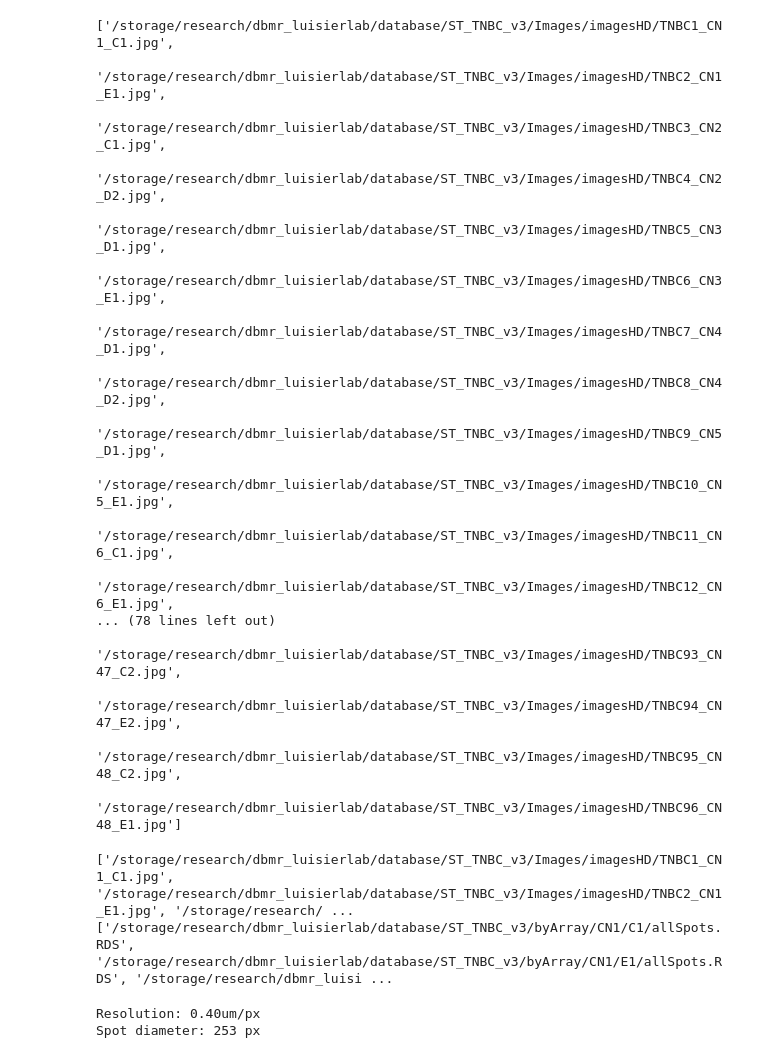
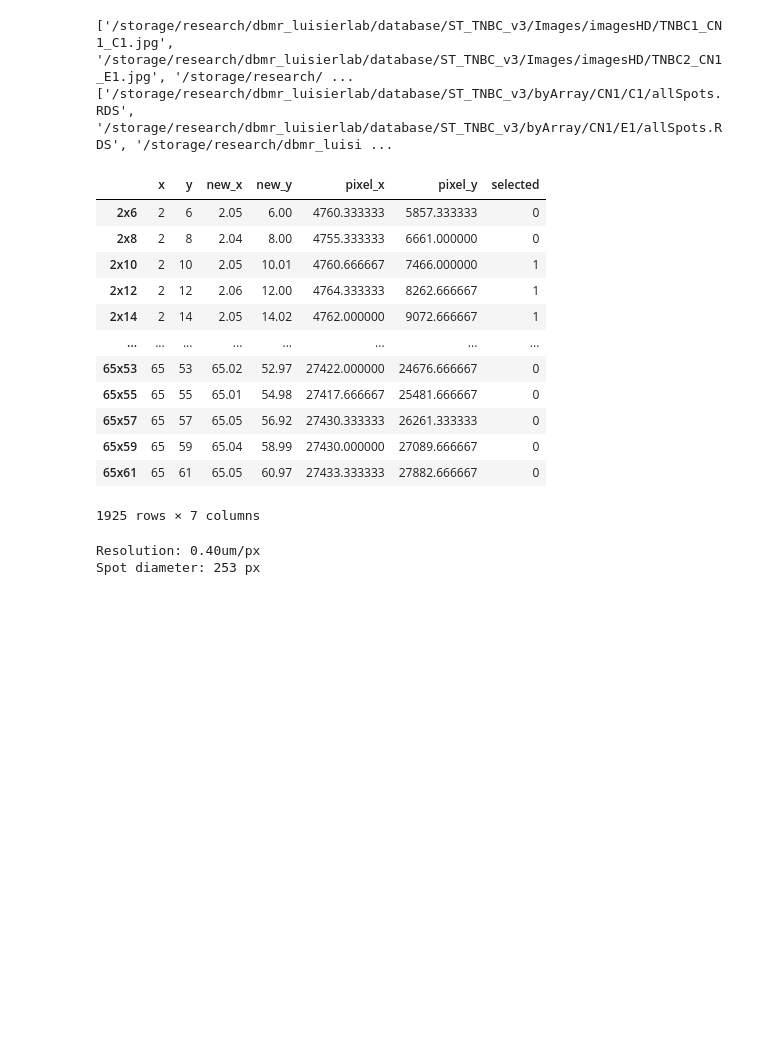
Before and after one commit to AI-for-RNA-Biology/TumorArchetype_FM, a Jupyter notebook: notebooks/TNBC/STTNBC.ipynb, the cells around one changed output. Cells and saved outputs as stored; diff of their text form; code cells hidden in the pictures; blank space fills up the shorter version.

```diff
--- a/notebooks/TNBC/STTNBC.ipynb
+++ b/notebooks/TNBC/STTNBC.ipynb
@@ -71,26 +71,6 @@ else:
 
 
 spots_path = [f"{dataDir}/byArray/{image.split('_')[1]}/{image.split('_')[2][:2]}/allSpots.RDS" for image in images_name_list]
-# %%
-images_filenames_spot_patches
-# %% [output]
-['/storage/research/dbmr_luisierlab/database/ST_TNBC_v3/Images/imagesHD/TNBC1_CN1_C1.jpg',
- '/storage/research/dbmr_luisierlab/database/ST_TNBC_v3/Images/imagesHD/TNBC2_CN1_E1.jpg',
- '/storage/research/dbmr_luisierlab/database/ST_TNBC_v3/Images/imagesHD/TNBC3_CN2_C1.jpg',
- '/storage/research/dbmr_luisierlab/database/ST_TNBC_v3/Images/imagesHD/TNBC4_CN2_D2.jpg',
- '/storage/research/dbmr_luisierlab/database/ST_TNBC_v3/Images/imagesHD/TNBC5_CN3_D1.jpg',
- '/storage/research/dbmr_luisierlab/database/ST_TNBC_v3/Images/imagesHD/TNBC6_CN3_E1.jpg',
- '/storage/research/dbmr_luisierlab/database/ST_TNBC_v3/Images/imagesHD/TNBC7_CN4_D1.jpg',
- '/storage/research/dbmr_luisierlab/database/ST_TNBC_v3/Images/imagesHD/TNBC8_CN4_D2.jpg',
- '/storage/research/dbmr_luisierlab/database/ST_TNBC_v3/Images/imagesHD/TNBC9_CN5_D1.jpg',
- '/storage/research/dbmr_luisierlab/database/ST_TNBC_v3/Images/imagesHD/TNBC10_CN5_E1.jpg',
- '/storage/research/dbmr_luisierlab/database/ST_TNBC_v3/Images/imagesHD/TNBC11_CN6_C1.jpg',
- '/storage/research/dbmr_luisierlab/database/ST_TNBC_v3/Images/imagesHD/TNBC12_CN6_E1.jpg',
-... (78 lines left out)
- '/storage/research/dbmr_luisierlab/database/ST_TNBC_v3/Images/imagesHD/TNBC93_CN47_C2.jpg',
- '/storage/research/dbmr_luisierlab/database/ST_TNBC_v3/Images/imagesHD/TNBC94_CN47_E2.jpg',
- '/storage/research/dbmr_luisierlab/database/ST_TNBC_v3/Images/imagesHD/TNBC95_CN48_C2.jpg',
- '/storage/research/dbmr_luisierlab/database/ST_TNBC_v3/Images/imagesHD/TNBC96_CN48_E1.jpg']
 # %%
 # Initialize an empty list to store DataFrames
 spots_dfs = []
@@ -131,6 +111,22 @@ print(spots_path)
 # %% [output]
 ['/storage/research/dbmr_luisierlab/database/ST_TNBC_v3/Images/imagesHD/TNBC1_CN1_C1.jpg', '/storage/research/dbmr_luisierlab/database/ST_TNBC_v3/Images/imagesHD/TNBC2_CN1_E1.jpg', '/storage/research/ ...
 ['/storage/research/dbmr_luisierlab/database/ST_TNBC_v3/byArray/CN1/C1/allSpots.RDS', '/storage/research/dbmr_luisierlab/database/ST_TNBC_v3/byArray/CN1/E1/allSpots.RDS', '/storage/research/dbmr_luisi ...
+# %%
+spots_df
+# %% [output]
+|  | x | y | new_x | new_y | pixel_x | pixel_y | selected |
+| 2x6 | 2 | 6 | 2.05 | 6.00 | 4760.333333 | 5857.333333 | 0 |
+| 2x8 | 2 | 8 | 2.04 | 8.00 | 4755.333333 | 6661.000000 | 0 |
+| 2x10 | 2 | 10 | 2.05 | 10.01 | 4760.666667 | 7466.000000 | 1 |
+| 2x12 | 2 | 12 | 2.06 | 12.00 | 4764.333333 | 8262.666667 | 1 |
+| 2x14 | 2 | 14 | 2.05 | 14.02 | 4762.000000 | 9072.666667 | 1 |
+| ... | ... | ... | ... | ... | ... | ... | ... |
+| 65x53 | 65 | 53 | 65.02 | 52.97 | 27422.000000 | 24676.666667 | 0 |
+| 65x55 | 65 | 55 | 65.01 | 54.98 | 27417.666667 | 25481.666667 | 0 |
+| 65x57 | 65 | 57 | 65.05 | 56.92 | 27430.333333 | 26261.333333 | 0 |
+| 65x59 | 65 | 59 | 65.04 | 58.99 | 27430.000000 | 27089.666667 | 0 |
+| 65x61 | 65 | 61 | 65.05 | 60.97 | 27433.333333 | 27882.666667 | 0 |
+1925 rows × 7 columns
 # %%
 inter_distances = []
 for i in range(2, 65):
```
Also changed, not shown: parts of 27 cells of this notebook, 8 other files.
